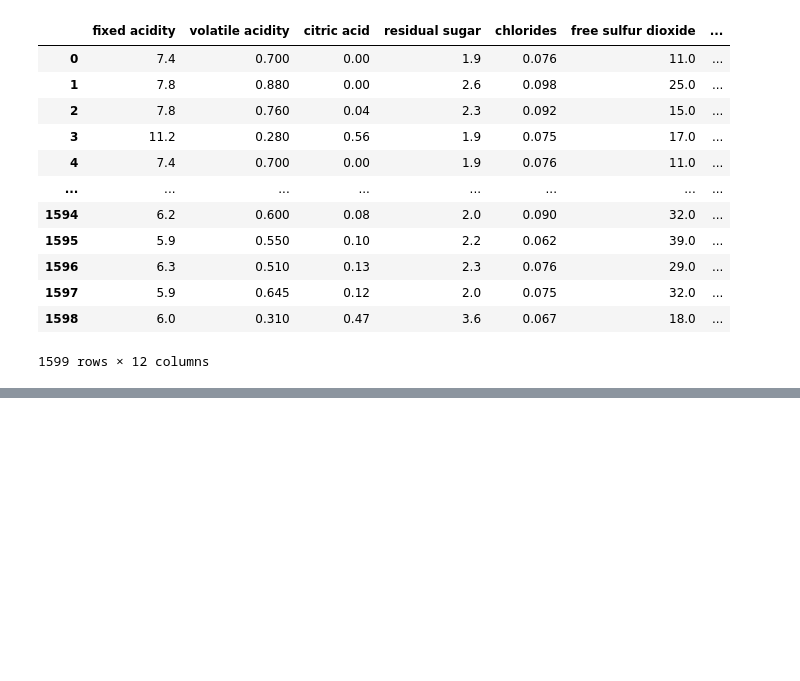
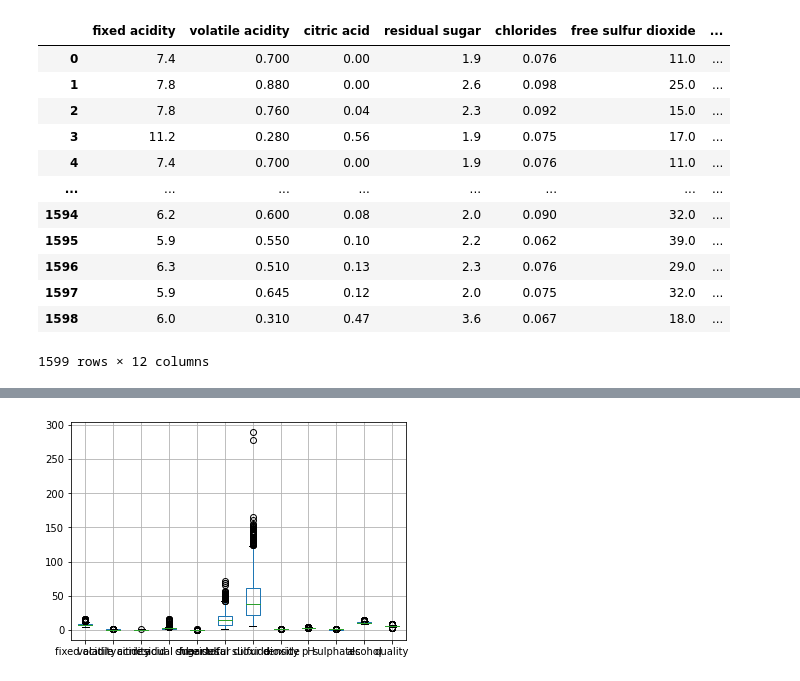
Before and after one commit to data301-2020-winter1/course-project-solo_120, a Jupyter notebook: Untitled.ipynb, the cells around one changed output, grey strips where cells are left out. Drawn from its saved outputs; the diff is of its cells as text; code cells hidden in the pictures; blank space fills up the shorter version.

```diff
--- a/Untitled.ipynb
+++ b/Untitled.ipynb
@@ -19,9 +22,3 @@ red
 | 1597 | 5.9 | 0.645 | 0.12 | 2.0 | 0.075 | 32.0 | ... |
 | 1598 | 6.0 | 0.310 | 0.47 | 3.6 | 0.067 | 18.0 | ... |
 1599 rows × 12 columns
-# %%
-red = red.dropna()
-##red['slope_quality_alchohol']=red['quality']/red['alcohol']
-red= red.assign(slope_quality_alchohol=red['quality']/red['alcohol'])
-
-red = red.groupby('quality').mean()
@@ -42,0 +39,6 @@ def load_and process(red):
+# %%
+boxplot=red.boxplot()
+##I have noticed that the values varies in wide range so it is hard to see the each column has the outlier or not.
+##So I decided to find the maximum value for each column and put them in group by the maximum value to create boxplot.
+# %% [output]
+[figure, added]
```
Also changed, not shown: parts of 16 cells of this notebook, 2 other files.
